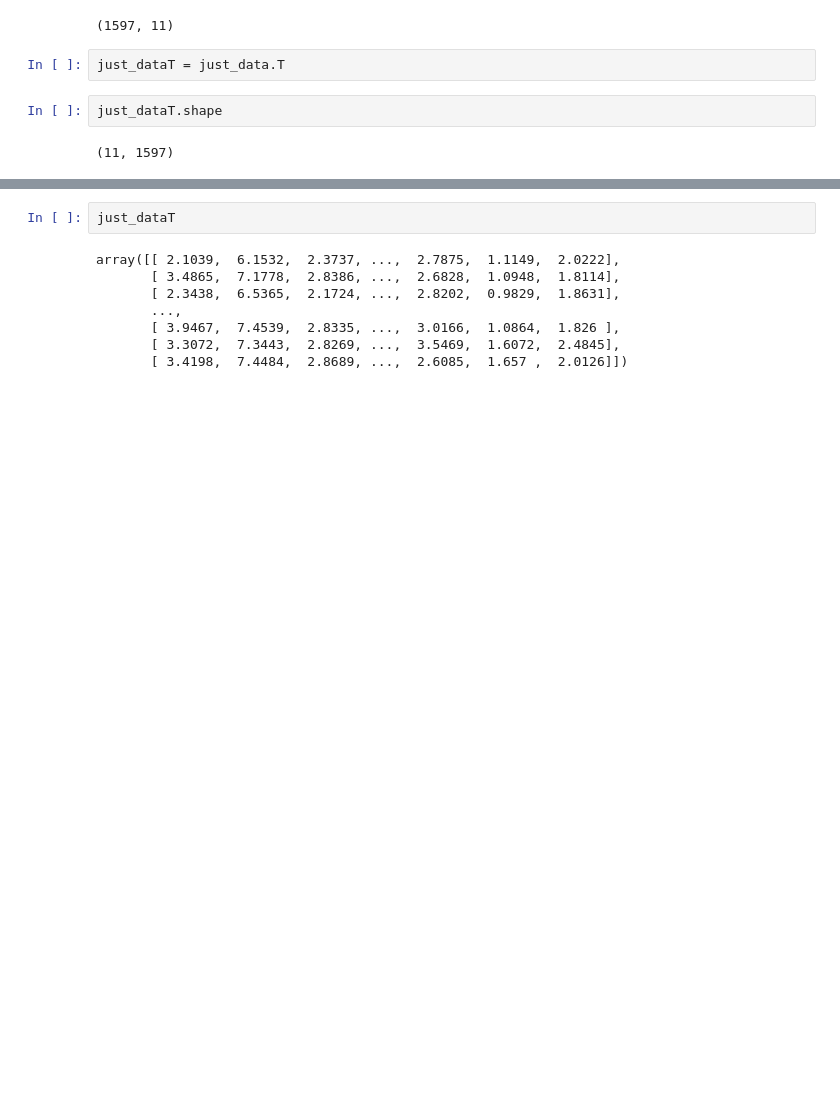
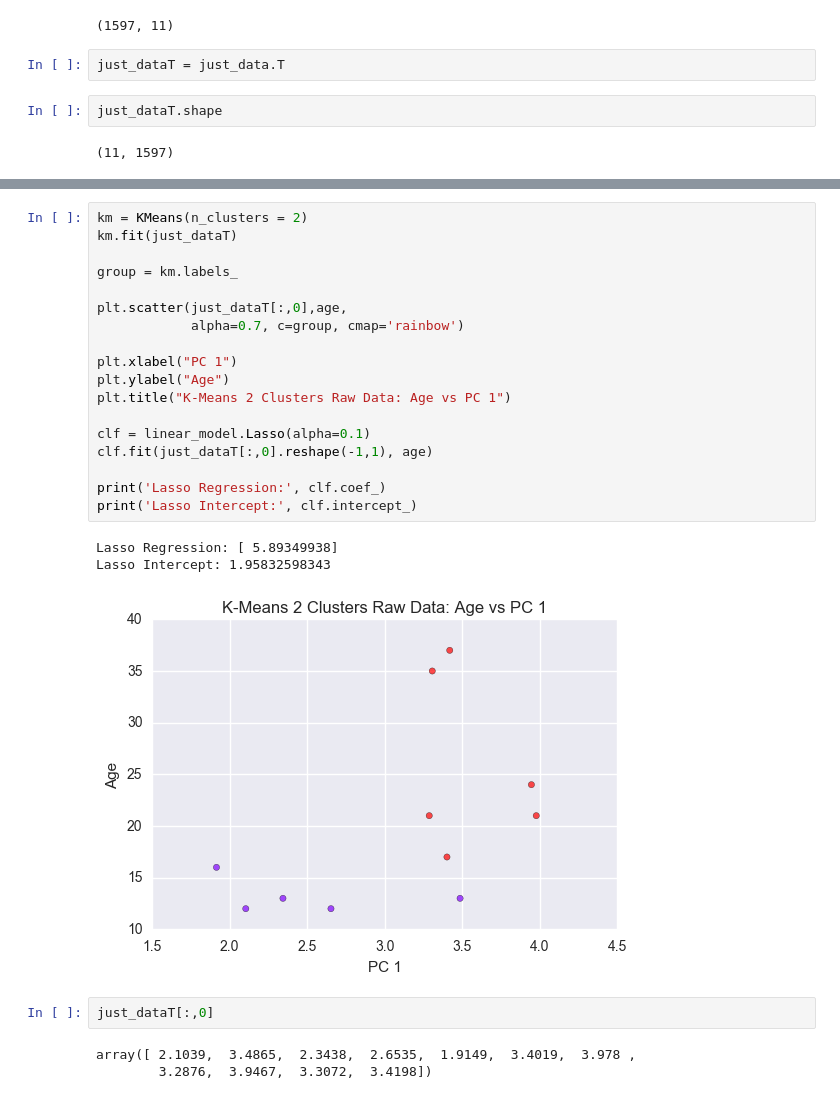
Before and after one commit to UW-Biol419-Wi2017/SpontaneousActivity, a Jupyter notebook: KMeans on R50 data.ipynb, the cells around one changed output, grey strips where cells are left out. Saved outputs shown, nothing was run; the diff lists cells and outputs as text; blank space fills up the shorter version.

```diff
--- a/KMeans on R50 data.ipynb
+++ b/KMeans on R50 data.ipynb
@@ -143,10 +151,27 @@ plt.xlim(1.7,4.1)
+# %%
+km = KMeans(n_clusters = 2)
+km.fit(just_dataT)
+
+group = km.labels_
+
+plt.scatter(just_dataT[:,0],age,
+            alpha=0.7, c=group, cmap='rainbow')
+
+plt.xlabel("PC 1")
+plt.ylabel("Age")
+plt.title("K-Means 2 Clusters Raw Data: Age vs PC 1")
+
+clf = linear_model.Lasso(alpha=0.1)
+clf.fit(just_dataT[:,0].reshape(-1,1), age)
+
+print('Lasso Regression:', clf.coef_)
+print('Lasso Intercept:', clf.intercept_)
+# %% [output]
+Lasso Regression: [ 5.89349938]
+Lasso Intercept: 1.95832598343
+[figure, added]
 # %%
-just_dataT
+just_dataT[:,0]
 # %% [output]
-array([[ 2.1039,  6.1532,  2.3737, ...,  2.7875,  1.1149,  2.0222],
-       [ 3.4865,  7.1778,  2.8386, ...,  2.6828,  1.0948,  1.8114],
-       [ 2.3438,  6.5365,  2.1724, ...,  2.8202,  0.9829,  1.8631],
-       ...,
-       [ 3.9467,  7.4539,  2.8335, ...,  3.0166,  1.0864,  1.826 ],
-       [ 3.3072,  7.3443,  2.8269, ...,  3.5469,  1.6072,  2.4845],
-       [ 3.4198,  7.4484,  2.8689, ...,  2.6085,  1.657 ,  2.0126]])
+array([ 2.1039,  3.4865,  2.3438,  2.6535,  1.9149,  3.4019,  3.978 ,
+        3.2876,  3.9467,  3.3072,  3.4198])
```
Also changed, not shown: parts of 10 cells of this notebook, 3 other files.
